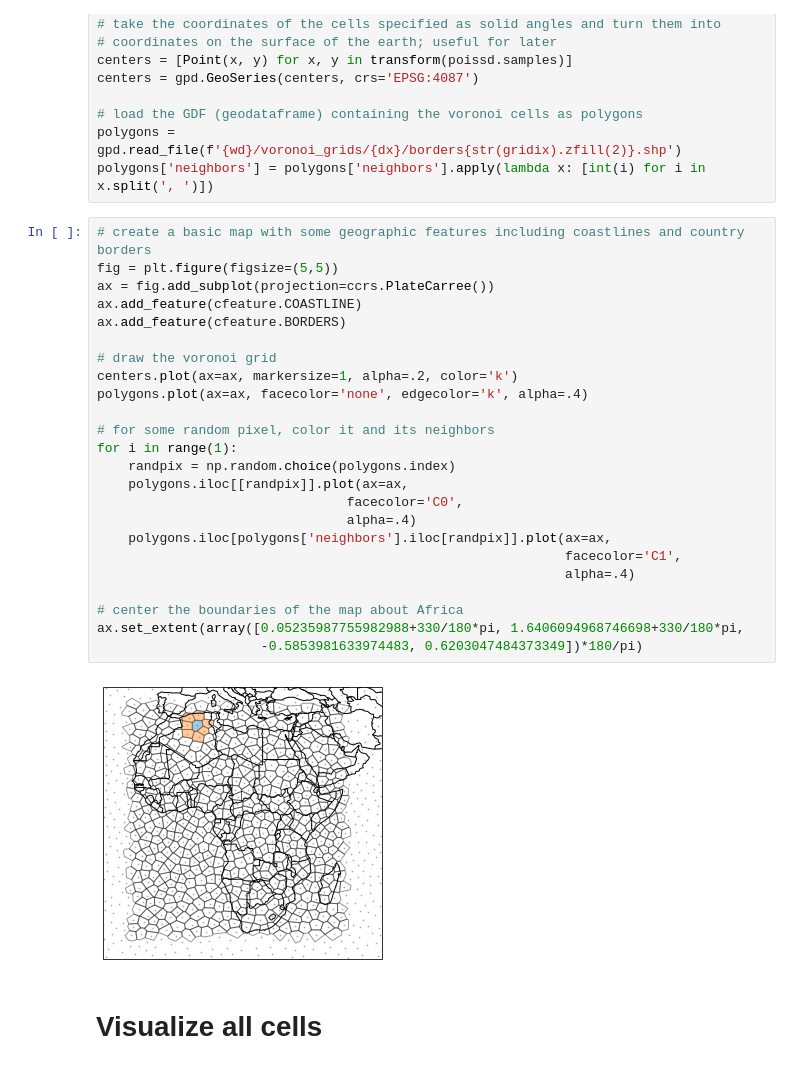
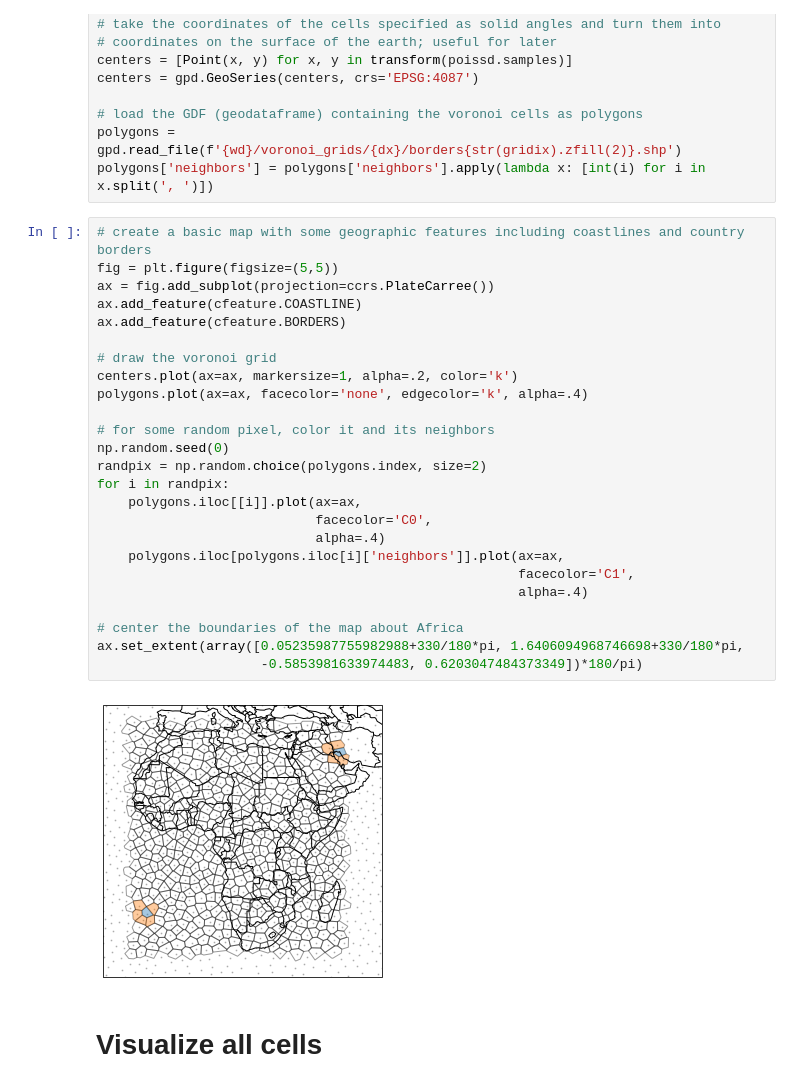
Before and after one commit to eltrompetero/armed_conflict_avalanche, a Jupyter notebook: voronoi_example.ipynb, the cells around one changed output. Saved outputs shown, nothing was run; the diff lists cells and outputs as text.

```diff
--- a/voronoi_example.ipynb
+++ b/voronoi_example.ipynb
@@ -46,29 +46,30 @@ polygons['neighbors'] = polygons['neighbors'].apply(lambda x: [int(i) for i in x
 # %%
 # create a basic map with some geographic features including coastlines and country borders
 fig = plt.figure(figsize=(5,5))
 ax = fig.add_subplot(projection=ccrs.PlateCarree())
 ax.add_feature(cfeature.COASTLINE)
 ax.add_feature(cfeature.BORDERS)
 
 # draw the voronoi grid
 centers.plot(ax=ax, markersize=1, alpha=.2, color='k')
 polygons.plot(ax=ax, facecolor='none', edgecolor='k', alpha=.4)
 
 # for some random pixel, color it and its neighbors
-for i in range(1):
-    randpix = np.random.choice(polygons.index)
-    polygons.iloc[[randpix]].plot(ax=ax,
-                                facecolor='C0',
-                                alpha=.4)
-    polygons.iloc[polygons['neighbors'].iloc[randpix]].plot(ax=ax,
-                                                            facecolor='C1',
-                                                            alpha=.4)
+np.random.seed(0)
+randpix = np.random.choice(polygons.index, size=2)
+for i in randpix:
+    polygons.iloc[[i]].plot(ax=ax,
+                            facecolor='C0',
+                            alpha=.4)
+    polygons.iloc[polygons.iloc[i]['neighbors']].plot(ax=ax,
+                                                      facecolor='C1',
+                                                      alpha=.4)
 
 # center the boundaries of the map about Africa
 ax.set_extent(array([0.05235987755982988+330/180*pi, 1.6406094968746698+330/180*pi,
                      -0.5853981633974483, 0.6203047484373349])*180/pi)
 # %% [output]
-[figure, old version]
+[figure, new version]
 # %% [markdown]
 # Visualize all cells
 # %%
```
